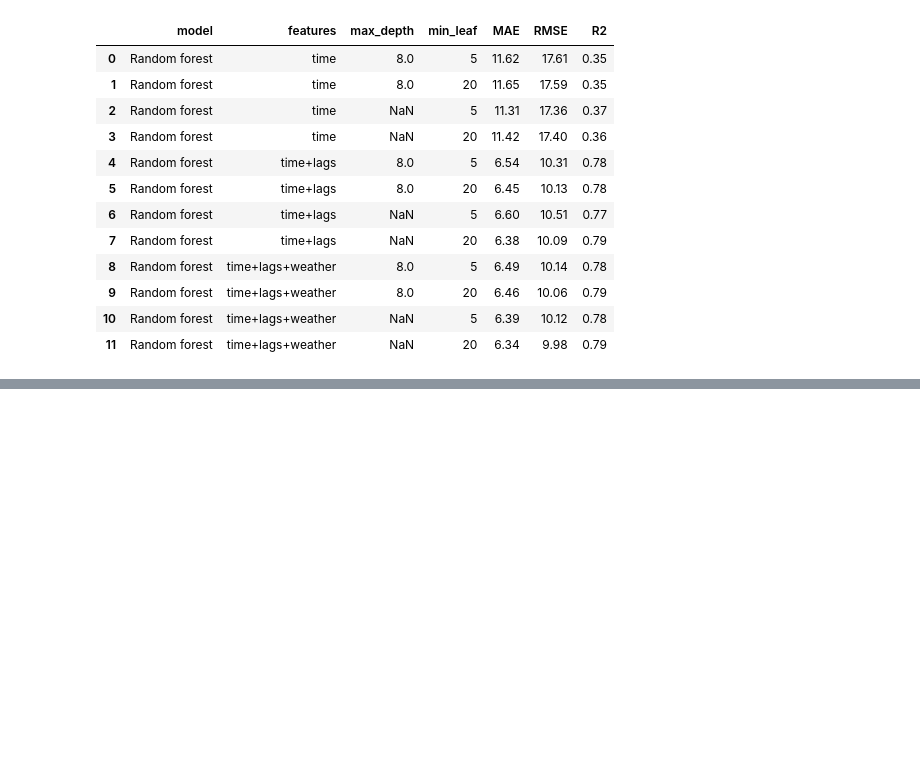
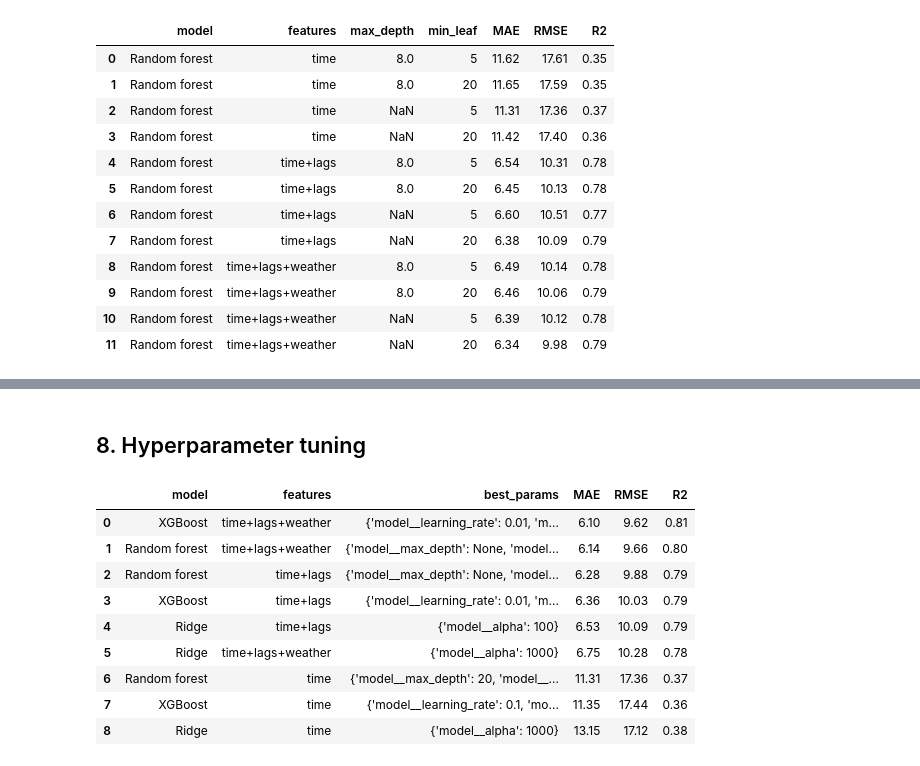
Before and after one commit to NatalyaKim21/bikeflow, a Jupyter notebook: notebooks/04_modelling.ipynb, the cells around one changed output, grey strips where cells are left out. Saved outputs shown, nothing was run; the diff lists cells and outputs as text; code cells hidden in the pictures; blank space fills up the shorter version.

```diff
--- a/notebooks/04_modelling.ipynb
+++ b/notebooks/04_modelling.ipynb
@@ -200,0 +178,56 @@ gb_val
+# %% [markdown]
+## 8. Hyperparameter tuning
+# %%
+from sklearn.model_selection import GridSearchCV, PredefinedSplit
+
+trval = pd.concat([train, val])
+split = PredefinedSplit(np.r_[np.full(len(train), -1), np.zeros(len(val))])
+# %%
+search_space = {
+    'Ridge': (lambda c: make_ridge(c, 1.0),
+              {'model__alpha': [0.01, 0.1, 1, 10, 100, 1000]}),
+    'Random forest': (lambda c: make_rf(c, None, 20),
+              {'model__max_depth': [8, 12, 20, None],
+               'model__min_samples_leaf': [5, 20, 50],
+               'model__max_features': [0.5, 1.0]}),
+    'XGBoost': (lambda c: make_xgb(c, 0.03, 5),
+              {'model__learning_rate': [0.01, 0.03, 0.1],
+               'model__max_depth': [3, 5, 7],
+               'model__n_estimators': [300, 600],
+               'model__reg_lambda': [1, 10]}),
+}
+# %%
+results, trials = [], []
+
+for fname, cols in sets.items():
+    X = trval[['city'] + cols]
+    y = trval[TARGET]
+    for mname, (builder, grid) in search_space.items():
+        gs = GridSearchCV(builder(cols), grid, cv=split,
+                          scoring='neg_mean_absolute_error',
+                          refit=False, n_jobs=1)
+        gs.fit(X, y)
+
+        best_params = gs.best_params_
+        model = builder(cols).set_params(**best_params).fit(train[['city'] + cols], train[TARGET])
+        res = evaluate(val[TARGET], model.predict(val[['city'] + cols]))
+        results.append({'model': mname, 'features': fname, 'best_params': best_params, **res})
+
+        t = pd.DataFrame(gs.cv_results_)[['params', 'mean_test_score']]
+        t['val_MAE'] = -t.pop('mean_test_score')
+        t['model'], t['features'] = mname, fname
+        trials.append(t)
+
+tuned = pd.DataFrame(results).sort_values('MAE').reset_index(drop=True)
+tuned.round(2)
+# %% [output]
+|  | model | features | best_params | MAE | RMSE | R2 |
+| 0 | XGBoost | time+lags+weather | {'model__learning_rate': 0.01, 'm... | 6.10 | 9.62 | 0.81 |
+| 1 | Random forest | time+lags+weather | {'model__max_depth': None, 'model... | 6.14 | 9.66 | 0.80 |
+| 2 | Random forest | time+lags | {'model__max_depth': None, 'model... | 6.28 | 9.88 | 0.79 |
+| 3 | XGBoost | time+lags | {'model__learning_rate': 0.01, 'm... | 6.36 | 10.03 | 0.79 |
+| 4 | Ridge | time+lags | {'model__alpha': 100} | 6.53 | 10.09 | 0.79 |
+| 5 | Ridge | time+lags+weather | {'model__alpha': 1000} | 6.75 | 10.28 | 0.78 |
+| 6 | Random forest | time | {'model__max_depth': 20, 'model__... | 11.31 | 17.36 | 0.37 |
+| 7 | XGBoost | time | {'model__learning_rate': 0.1, 'mo... | 11.35 | 17.44 | 0.36 |
+| 8 | Ridge | time | {'model__alpha': 1000} | 13.15 | 17.12 | 0.38 |
```
Also changed, not shown: parts of 20 cells of this notebook, 1 other file.
